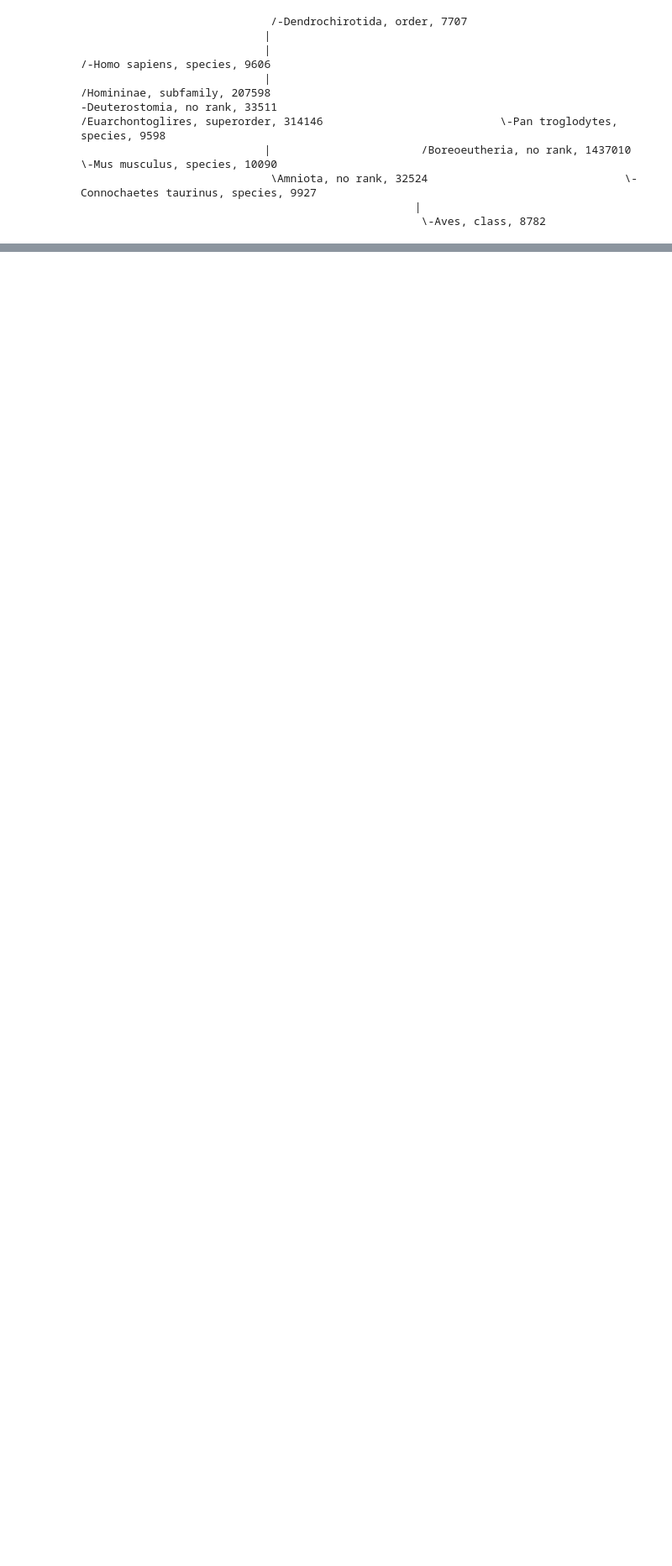
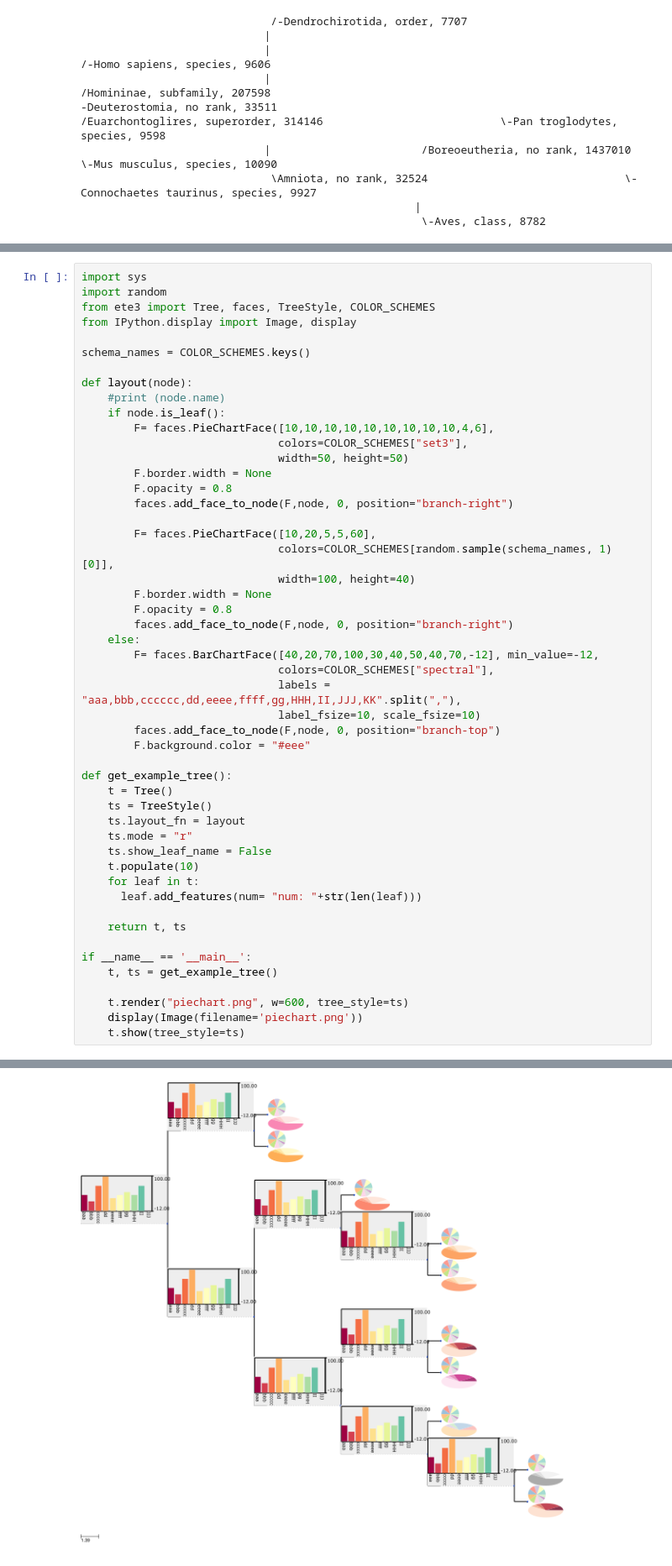
Before and after one commit to hamid58b/bio, a Jupyter notebook: ete/ETE Examples.ipynb, the cells around one changed output, grey strips where cells are left out. Shown at 84% size. Drawn from its saved outputs; the diff is of its cells as text; blank space fills up the shorter version.

Commit message:
annotate tree with charts

```diff
--- a/ete/ETE Examples.ipynb
+++ b/ete/ETE Examples.ipynb
@@ -237,0 +251,51 @@ print tree.get_ascii(attributes=["sci_name", "rank","name"])
+# %%
+import sys
+import random
+from ete3 import Tree, faces, TreeStyle, COLOR_SCHEMES
+from IPython.display import Image, display
+
+schema_names = COLOR_SCHEMES.keys()
+
+def layout(node):
+    #print (node.name)
+    if node.is_leaf():
+        F= faces.PieChartFace([10,10,10,10,10,10,10,10,10,4,6],
+                              colors=COLOR_SCHEMES["set3"],
+                              width=50, height=50)
+        F.border.width = None
+        F.opacity = 0.8
+        faces.add_face_to_node(F,node, 0, position="branch-right")
+
+        F= faces.PieChartFace([10,20,5,5,60],
+                              colors=COLOR_SCHEMES[random.sample(schema_names, 1)[0]],
+                              width=100, height=40)
+        F.border.width = None
+        F.opacity = 0.8
+        faces.add_face_to_node(F,node, 0, position="branch-right")
+    else:
+        F= faces.BarChartFace([40,20,70,100,30,40,50,40,70,-12], min_value=-12,
+                              colors=COLOR_SCHEMES["spectral"],
+                              labels = "aaa,bbb,cccccc,dd,eeee,ffff,gg,HHH,II,JJJ,KK".split(","),
+                              label_fsize=10, scale_fsize=10)
+        faces.add_face_to_node(F,node, 0, position="branch-top")
+        F.background.color = "#eee"
+
+def get_example_tree():
+    t = Tree()
+    ts = TreeStyle()
+    ts.layout_fn = layout
+    ts.mode = "r"
+    ts.show_leaf_name = False
+    t.populate(10)
+    for leaf in t:
+      leaf.add_features(num= "num: "+str(len(leaf)))
+
+    return t, ts
+
+if __name__ == '__main__':
+    t, ts = get_example_tree()
+
+    t.render("piechart.png", w=600, tree_style=ts)
+    display(Image(filename='piechart.png'))
+    t.show(tree_style=ts)
+# %% [output]
@@ -237,0 +318 @@ print tree.get_ascii(attributes=["sci_name", "rank","name"])
+[figure, added]
```
Also changed, not shown: parts of 4 cells of this notebook.
